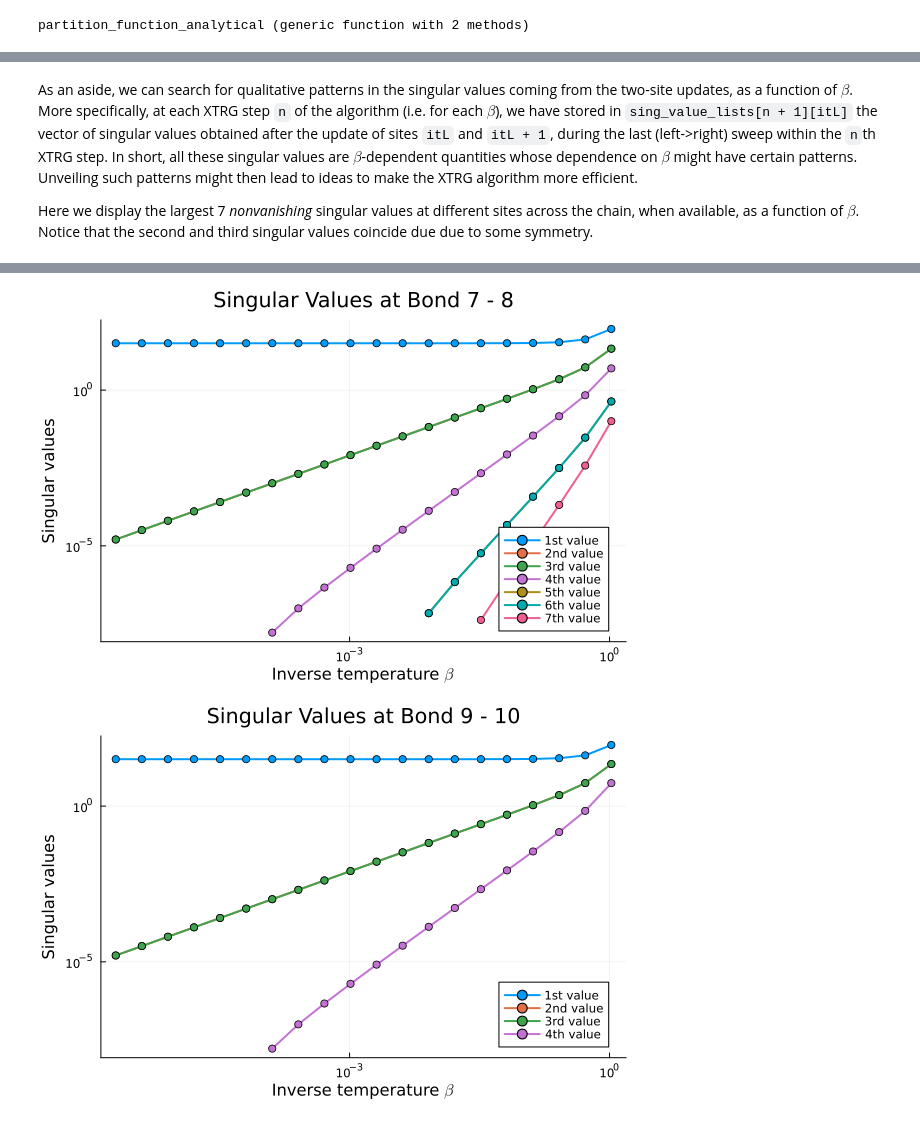
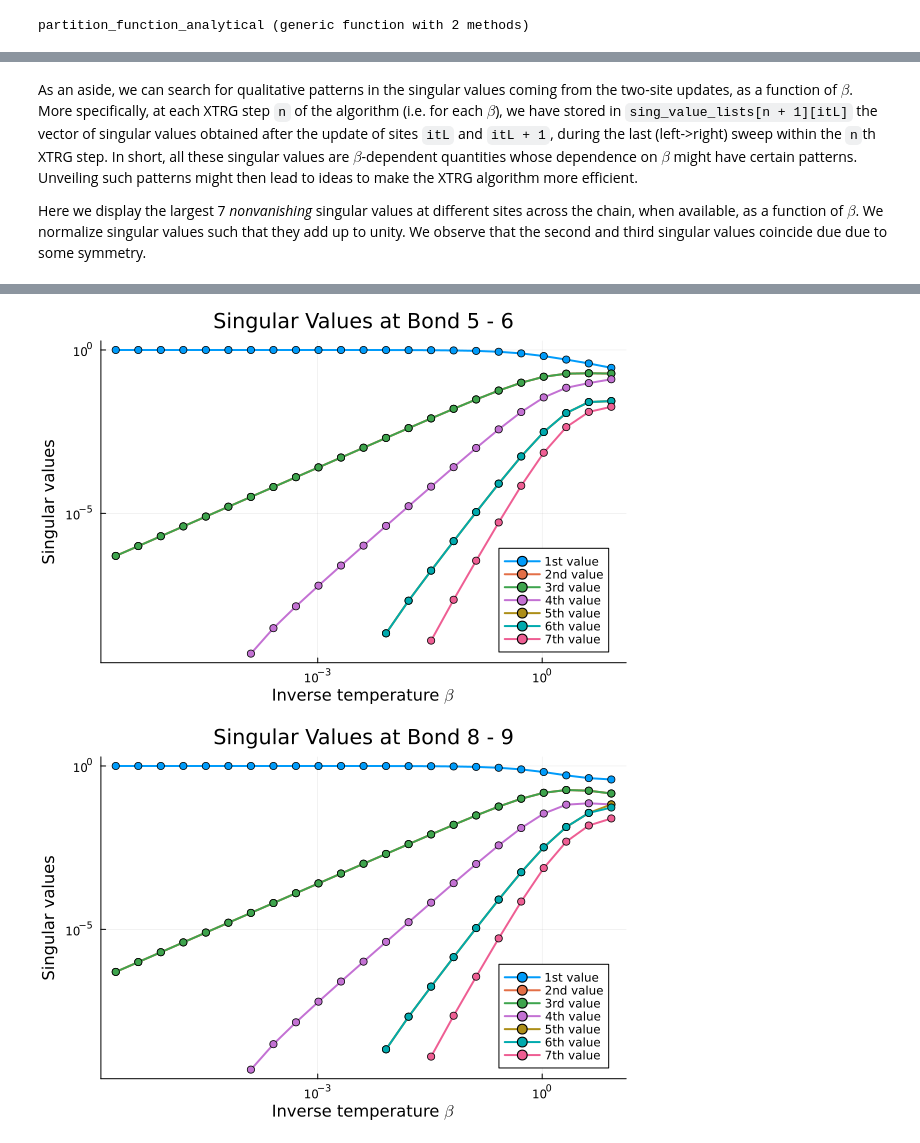
Before and after one commit to MrHighsenberg/XTRG-Algorithm, a Jupyter notebook: XTRG_Algorithm.ipynb, the cells around one changed output, grey strips where cells are left out. Drawn from its saved outputs; the diff is of its cells as text; code cells hidden in the pictures.

Commit message:
see correspondence; singular value normalization; tried square = false, works!

```diff
--- a/XTRG_Algorithm.ipynb
+++ b/XTRG_Algorithm.ipynb
@@ -52,13 +60,14 @@ steps starting from $\beta_0 = 10^{−6}$, so that the final inverse temperature
 # Parameter setting
 L = 10
 beta0 = 1e-6
-Nsteps = 20
+Nsteps = 23
+square = false
 
 # Linear initialization
 rho0, H_mpo = linear_initialization(L);
 
 # Execute the XTRG Algorithm
-betas, Zs, rho, sing_value_lists = XTRG_algorithm(beta0, Nsteps, rho0);
+betas, Zs, rho, sing_value_lists = XTRG_algorithm(beta0, Nsteps, rho0, square = square);
 # %% [output]
 # # # Started Variational Optimization # # #
 ============================================
@@ -104,10 +116,10 @@ plot_partition_function(betas, Zs, Zs_analytical)
 # %% [markdown]
 As an aside, we can search for qualitative patterns in the singular values coming from the two-site updates, as a function of $\beta$. More specifically, at each XTRG step `n` of the algorithm (i.e. for each $\beta$), we have stored in `sing_value_lists[n + 1][itL]` the vector of singular values obtained after the update of sites `itL` and `itL + 1`, during the last (left->right) sweep within the `n`th XTRG step. In short, all these singular values are $\beta$-dependent quantities whose dependence on $\beta$ might have certain patterns. Unveiling such patterns might then lead to ideas to make the XTRG algorithm more efficient.
 
-Here we display the largest 7 *nonvanishing* singular values at different sites across the chain, when available, as a function of $\beta$. Notice that the second and third singular values coincide due due to some symmetry.
+Here we display the largest 7 *nonvanishing* singular values at different sites across the chain, when available, as a function of $\beta$. We normalize singular values such that they add up to unity. We observe that the second and third singular values coincide due due to some symmetry.
 # %%
 n_sing_values = 7
-site_indices = [1, 2, 3, 7, 9]
+site_indices = [1, 2, 3, 5, 8]
 for site_index in site_indices
     plot_singular_values(betas, sing_value_lists, site_index, n_sing_values)
 end
@@ -118,2 +130,2 @@ end
-[figure, old version]
+[figure, new version]
-[figure, old version]
+[figure, new version]
```
Also changed, not shown: parts of 6 cells of this notebook, 2 other files.
